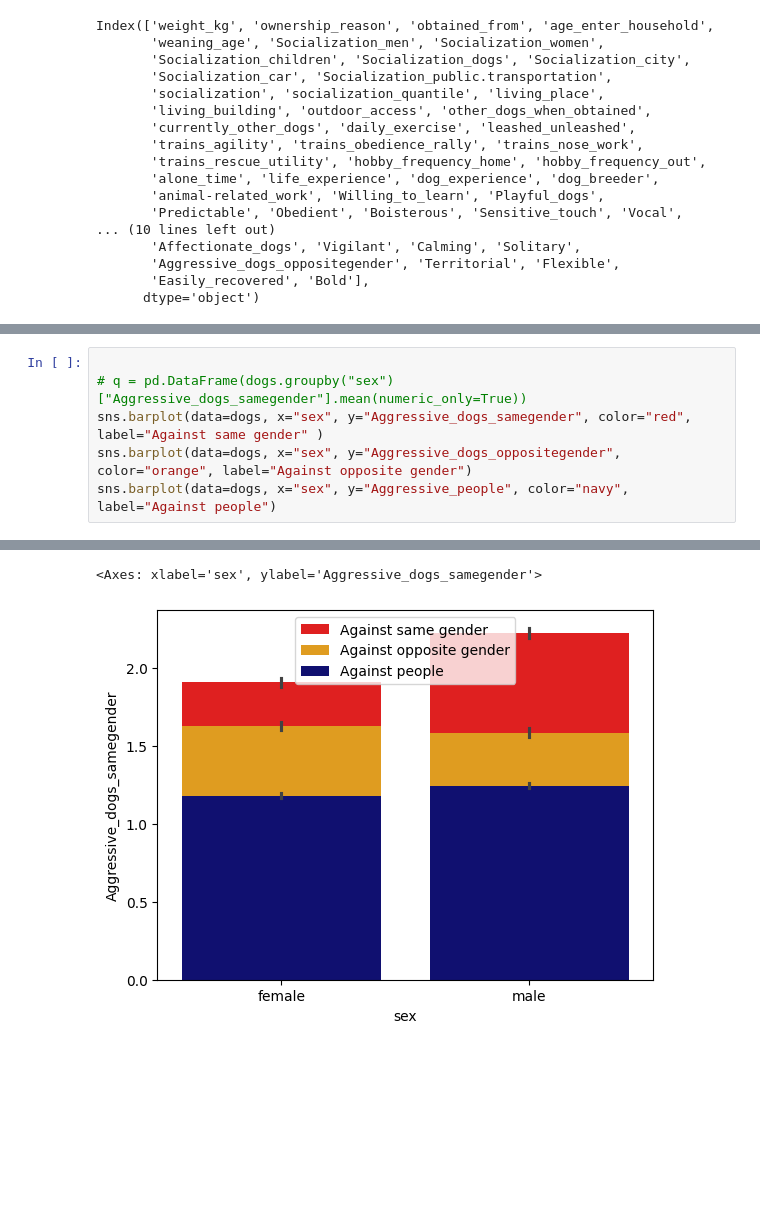
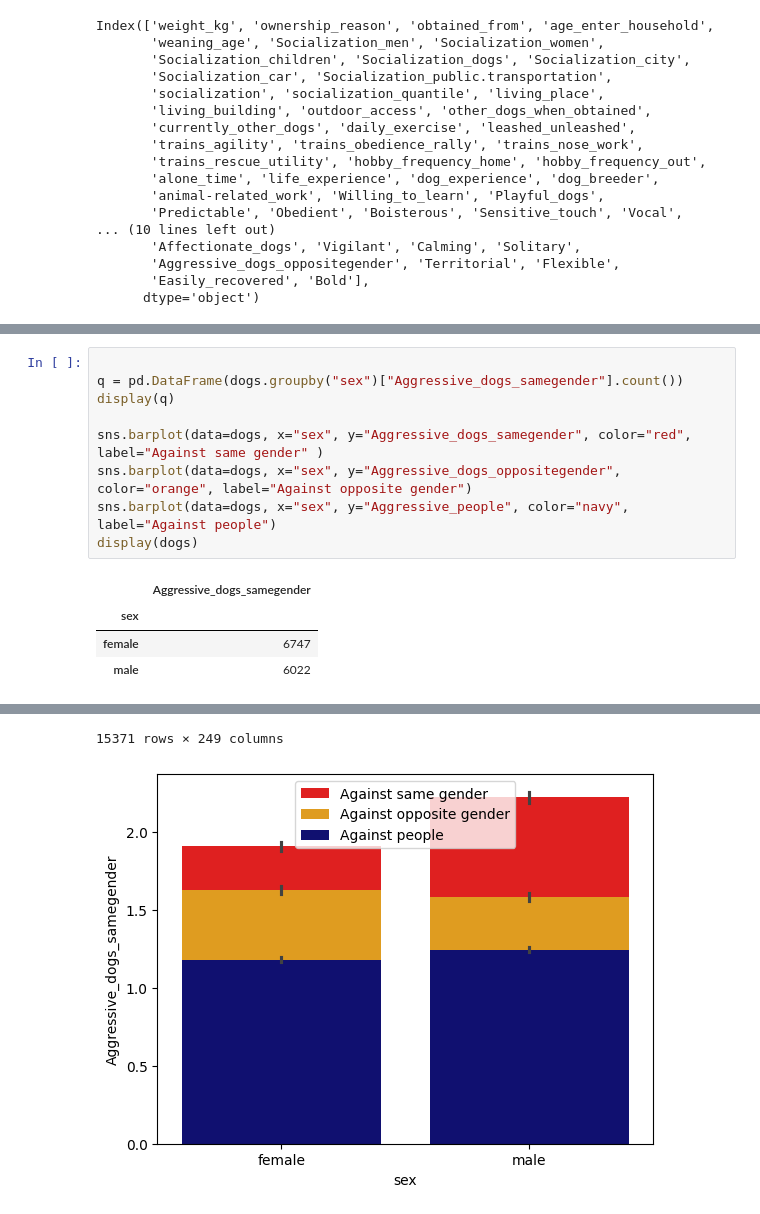
Before and after one commit to Retr-1/AnalyzaPsy, a Jupyter notebook: Analyza_psy.ipynb, the cells around one changed output, grey strips where cells are left out. Saved outputs shown, nothing was run; the diff lists cells and outputs as text; blank space fills up the shorter version.

```diff
--- a/Analyza_psy.ipynb
+++ b/Analyza_psy.ipynb
@@ -86,8 +85,15 @@ Name: Aggressive_people, dtype: float64
 [figure]
 # %%
 
-# q = pd.DataFrame(dogs.groupby("sex")["Aggressive_dogs_samegender"].mean(numeric_only=True))
+q = pd.DataFrame(dogs.groupby("sex")["Aggressive_dogs_samegender"].count())
+display(q)
+
 sns.barplot(data=dogs, x="sex", y="Aggressive_dogs_samegender", color="red", label="Against same gender" )
 sns.barplot(data=dogs, x="sex", y="Aggressive_dogs_oppositegender", color="orange", label="Against opposite gender")
 sns.barplot(data=dogs, x="sex", y="Aggressive_people", color="navy", label="Against people")
+display(dogs)
 # %% [output]
+|  | Aggressive_dogs_samegender |
+| sex |  |
+| female | 6747 |
+| male | 6022 |
@@ -94,2 +113,2 @@ sns.barplot(data=dogs, x="sex", y="Aggressive_people", color="navy", label="Agai
-<Axes: xlabel='sex', ylabel='Aggressive_dogs_samegender'>
+15371 rows × 249 columns
 [figure]
```
Also changed, not shown: parts of 3 cells of this notebook, 1 other file.
